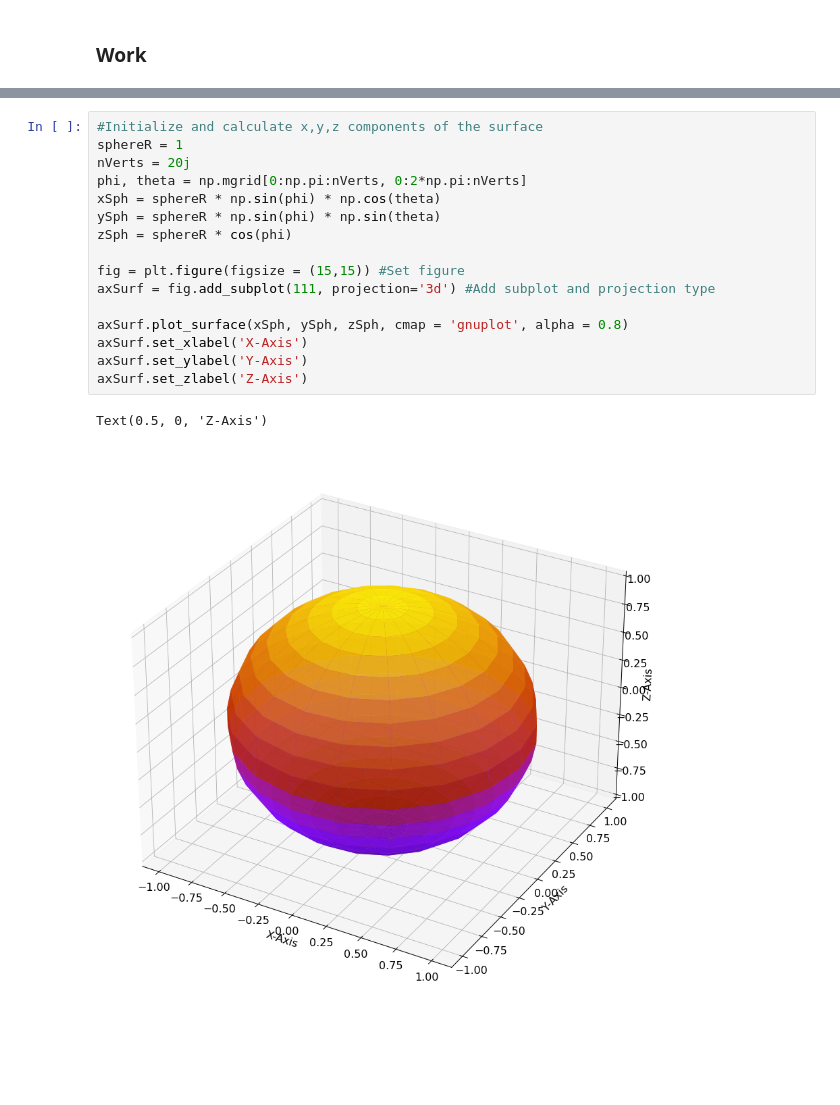
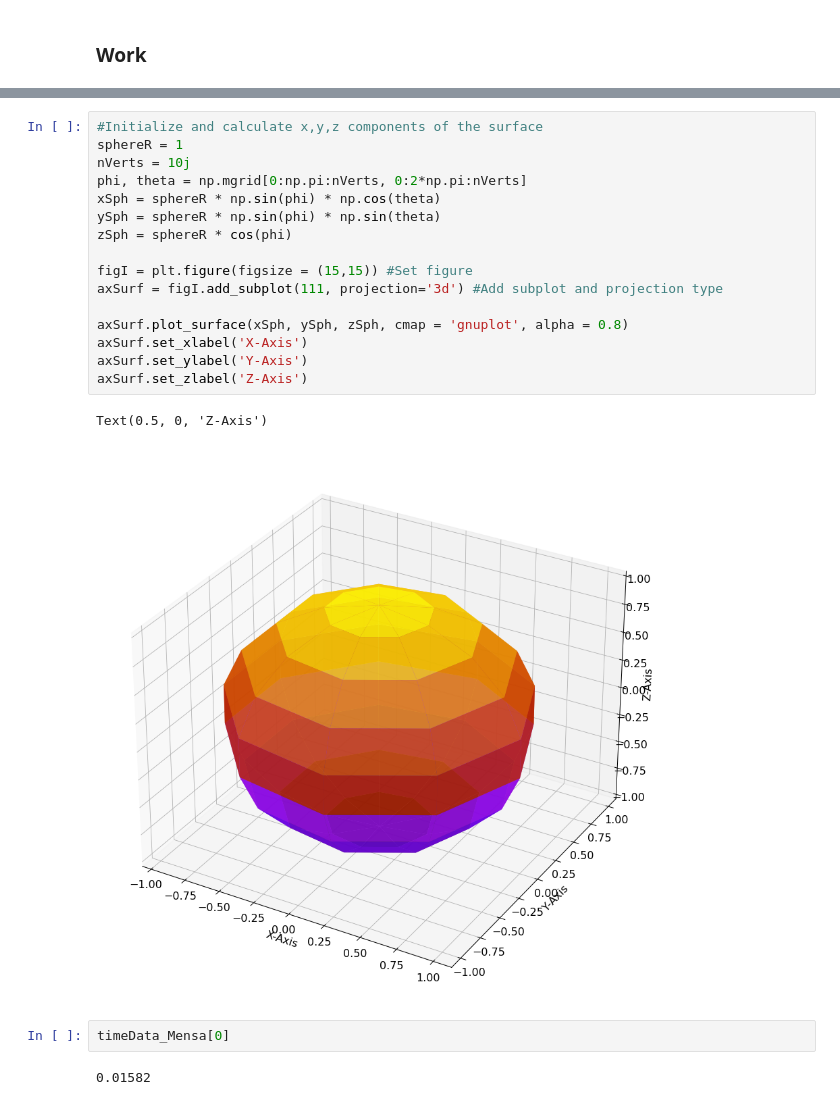
Before and after one commit to StevenVC/PajkosSummerResearch, a Jupyter notebook: programs/3D_GW_Work.ipynb, the cells around one changed output, grey strips where cells are left out. Cells and saved outputs as stored; diff of their text form; blank space fills up the shorter version.

```diff
--- a/programs/3D_GW_Work.ipynb
+++ b/programs/3D_GW_Work.ipynb
@@ -401,19 +266,23 @@ def ugAnimation2():
 # %%
 #Initialize and calculate x,y,z components of the surface
 sphereR = 1
-nVerts = 20j
+nVerts = 10j
 phi, theta = np.mgrid[0:np.pi:nVerts, 0:2*np.pi:nVerts]
 xSph = sphereR * np.sin(phi) * np.cos(theta)
 ySph = sphereR * np.sin(phi) * np.sin(theta)
 zSph = sphereR * cos(phi)
 
-fig = plt.figure(figsize = (15,15)) #Set figure
-axSurf = fig.add_subplot(111, projection='3d') #Add subplot and projection type
+figI = plt.figure(figsize = (15,15)) #Set figure
+axSurf = figI.add_subplot(111, projection='3d') #Add subplot and projection type
 
 axSurf.plot_surface(xSph, ySph, zSph, cmap = 'gnuplot', alpha = 0.8)
 axSurf.set_xlabel('X-Axis')
 axSurf.set_ylabel('Y-Axis')
 axSurf.set_zlabel('Z-Axis')
 # %% [output]
 Text(0.5, 0, 'Z-Axis')
-[figure, old version]
+[figure, new version]
+# %%
+timeData_Mensa[0]
+# %% [output]
+0.01582
```
Also changed, not shown: parts of 16 cells of this notebook.
